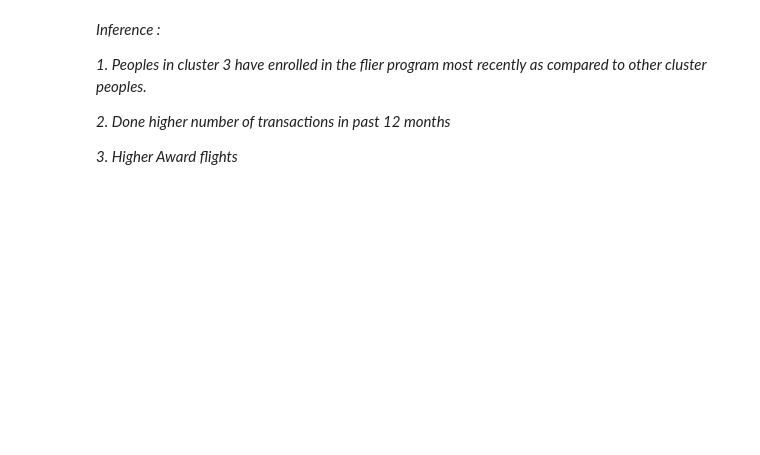
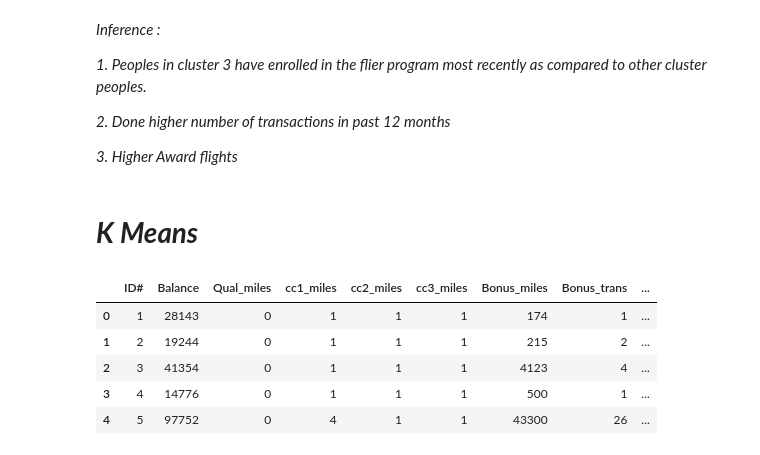
Before and after one commit to RiteshopShrivastava/Python, a Jupyter notebook: Assignment_Clustering_Airlines.ipynb, the cells around one changed output. Saved outputs shown, nothing was run; the diff lists cells and outputs as text; code cells hidden in the pictures; blank space fills up the shorter version.

```diff
--- a/Assignment_Clustering_Airlines.ipynb
+++ b/Assignment_Clustering_Airlines.ipynb
@@ -187,3 +187,5 @@ airlines.groupby('Clust').mean()
 #1. Peoples in cluster 3 have enrolled in the flier program most recently as compared to other cluster peoples.
 #2. Done higher number of transactions in past 12 months
 #3. Higher Award flights
+# %% [markdown]
+# ***K Means***
@@ -189,0 +195,10 @@ airlines.groupby('Clust').mean()
+# %%
+airline = pd.read_excel('/content/EastWestAirlines.xlsx')
+airline.head()
+# %% [output]
+|  | ID# | Balance | Qual_miles | cc1_miles | cc2_miles | cc3_miles | Bonus_miles | Bonus_trans | ... |
+| 0 | 1 | 28143 | 0 | 1 | 1 | 1 | 174 | 1 | ... |
+| 1 | 2 | 19244 | 0 | 1 | 1 | 1 | 215 | 2 | ... |
+| 2 | 3 | 41354 | 0 | 1 | 1 | 1 | 4123 | 4 | ... |
+| 3 | 4 | 14776 | 0 | 1 | 1 | 1 | 500 | 1 | ... |
+| 4 | 5 | 97752 | 0 | 4 | 1 | 1 | 43300 | 26 | ... |
```
Also changed, not shown: parts of 9 cells of this notebook.
